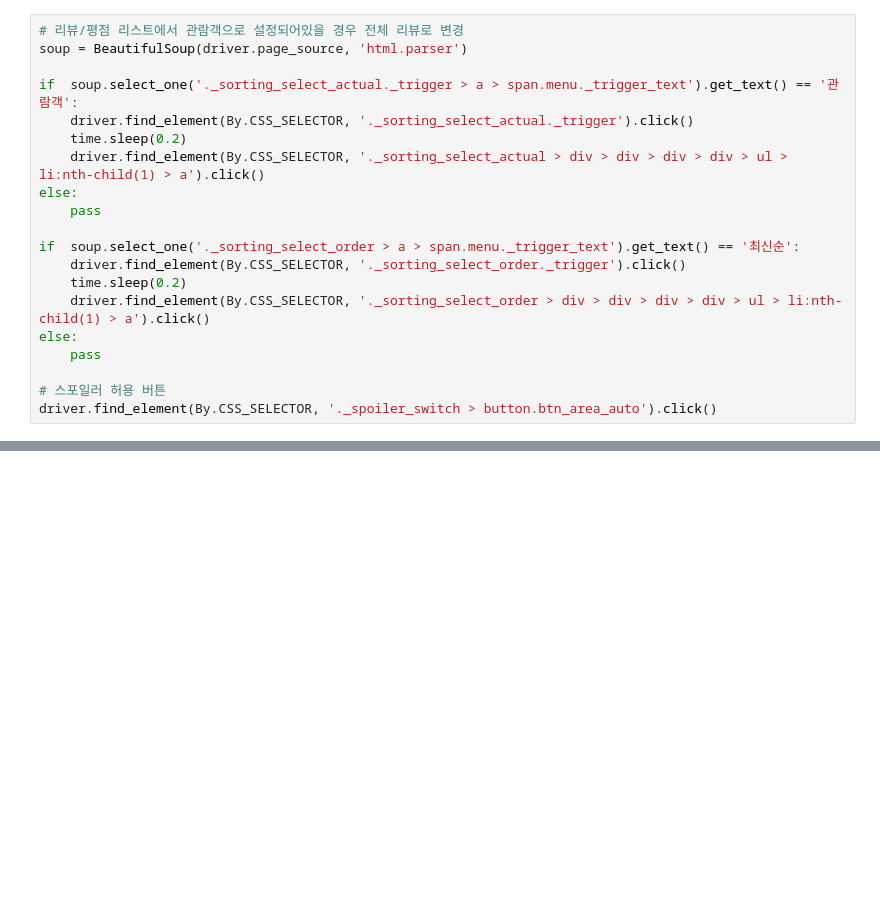
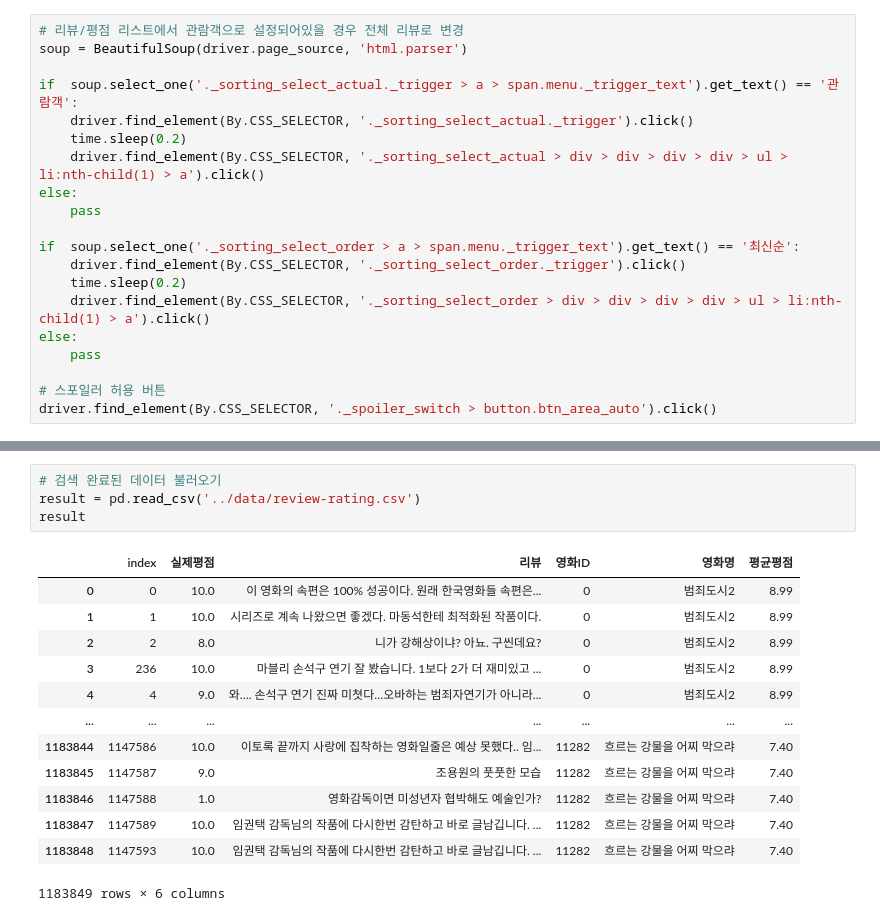
Before and after one commit to sangchun1/movie_rating_predict, a Jupyter notebook: crawling/review-rating.ipynb, the cells around one changed output, grey strips where cells are left out. Cells and saved outputs as stored; diff of their text form; blank space fills up the shorter version.

Commit message:
review-rating crawling complite

```diff
--- a/crawling/review-rating.ipynb
+++ b/crawling/review-rating.ipynb
@@ -327,0 +617,18 @@ result
+# %%
+# 검색 완료된 데이터 불러오기
+result = pd.read_csv('../data/review-rating.csv')
+result
+# %% [output]
+|  | index | 실제평점 | 리뷰 | 영화ID | 영화명 | 평균평점 |
+| 0 | 0 | 10.0 | 이 영화의 속편은 100% 성공이다. 원래 한국영화들 속편은... | 0 | 범죄도시2 | 8.99 |
+| 1 | 1 | 10.0 | 시리즈로 계속 나왔으면 좋겠다. 마동석한테 최적화된 작품이다. | 0 | 범죄도시2 | 8.99 |
+| 2 | 2 | 8.0 | 니가 강해상이냐? 아뇨. 구씬데요? | 0 | 범죄도시2 | 8.99 |
+| 3 | 236 | 10.0 | 마블리 손석구 연기 잘 봤습니다. 1보다 2가 더 재미있고 ... | 0 | 범죄도시2 | 8.99 |
+| 4 | 4 | 9.0 | 와…. 손석구 연기 진짜 미쳣다…오바하는 범죄자연기가 아니라... | 0 | 범죄도시2 | 8.99 |
+| ... | ... | ... | ... | ... | ... | ... |
+| 1183844 | 1147586 | 10.0 | 이토록 끝까지 사랑에 집착하는 영화일줄은 예상 못했다.. 임... | 11282 | 흐르는 강물을 어찌 막으랴 | 7.40 |
+| 1183845 | 1147587 | 9.0 | 조용원의 풋풋한 모습 | 11282 | 흐르는 강물을 어찌 막으랴 | 7.40 |
+| 1183846 | 1147588 | 1.0 | 영화감독이면 미성년자 협박해도 예술인가? | 11282 | 흐르는 강물을 어찌 막으랴 | 7.40 |
+| 1183847 | 1147589 | 10.0 | 임권택 감독님의 작품에 다시한번 감탄하고 바로 글남깁니다. ... | 11282 | 흐르는 강물을 어찌 막으랴 | 7.40 |
+| 1183848 | 1147593 | 10.0 | 임권택 감독님의 작품에 다시한번 감탄하고 바로 글남깁니다. ... | 11282 | 흐르는 강물을 어찌 막으랴 | 7.40 |
+1183849 rows × 6 columns
```
Also changed, not shown: parts of 46 cells of this notebook, 7 other files.
